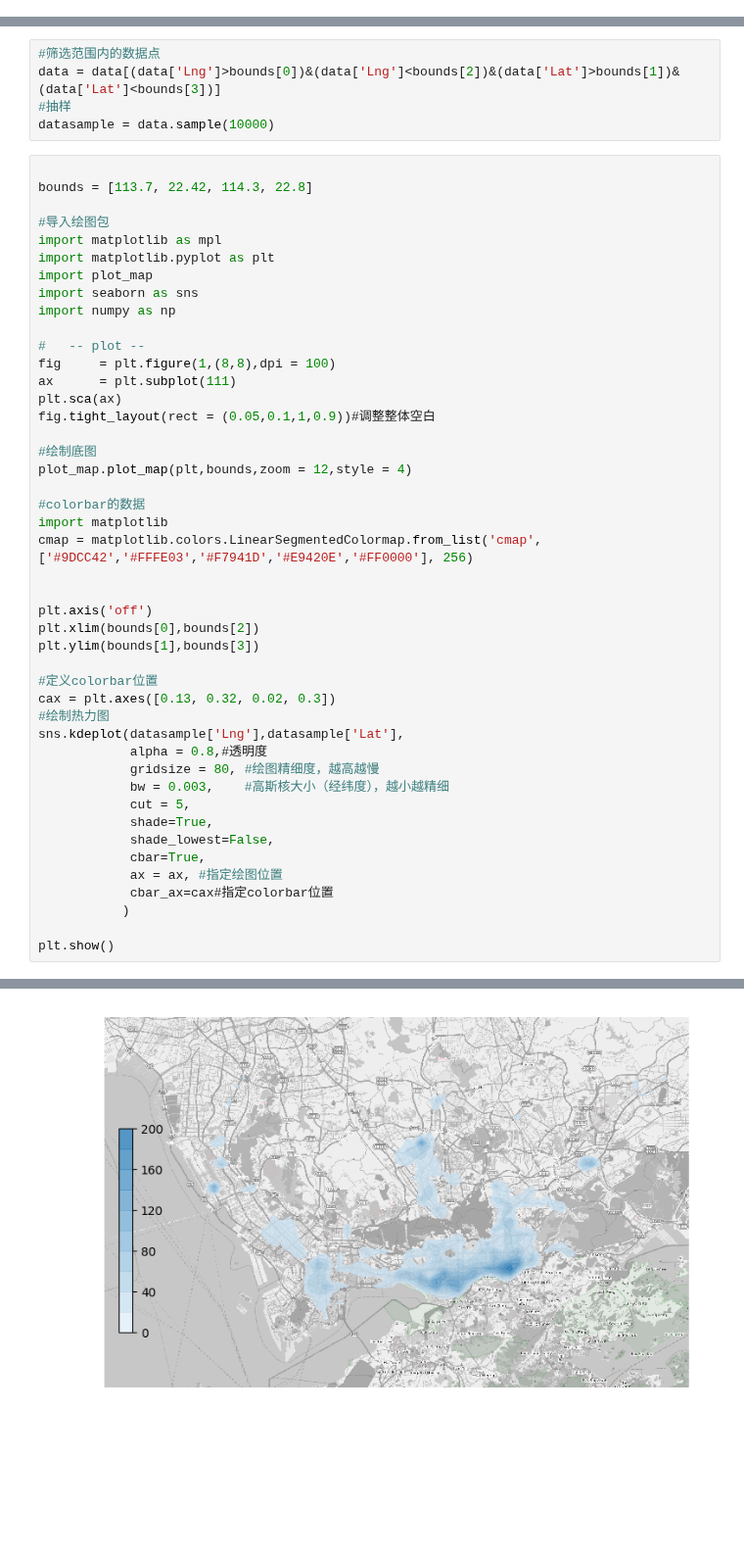
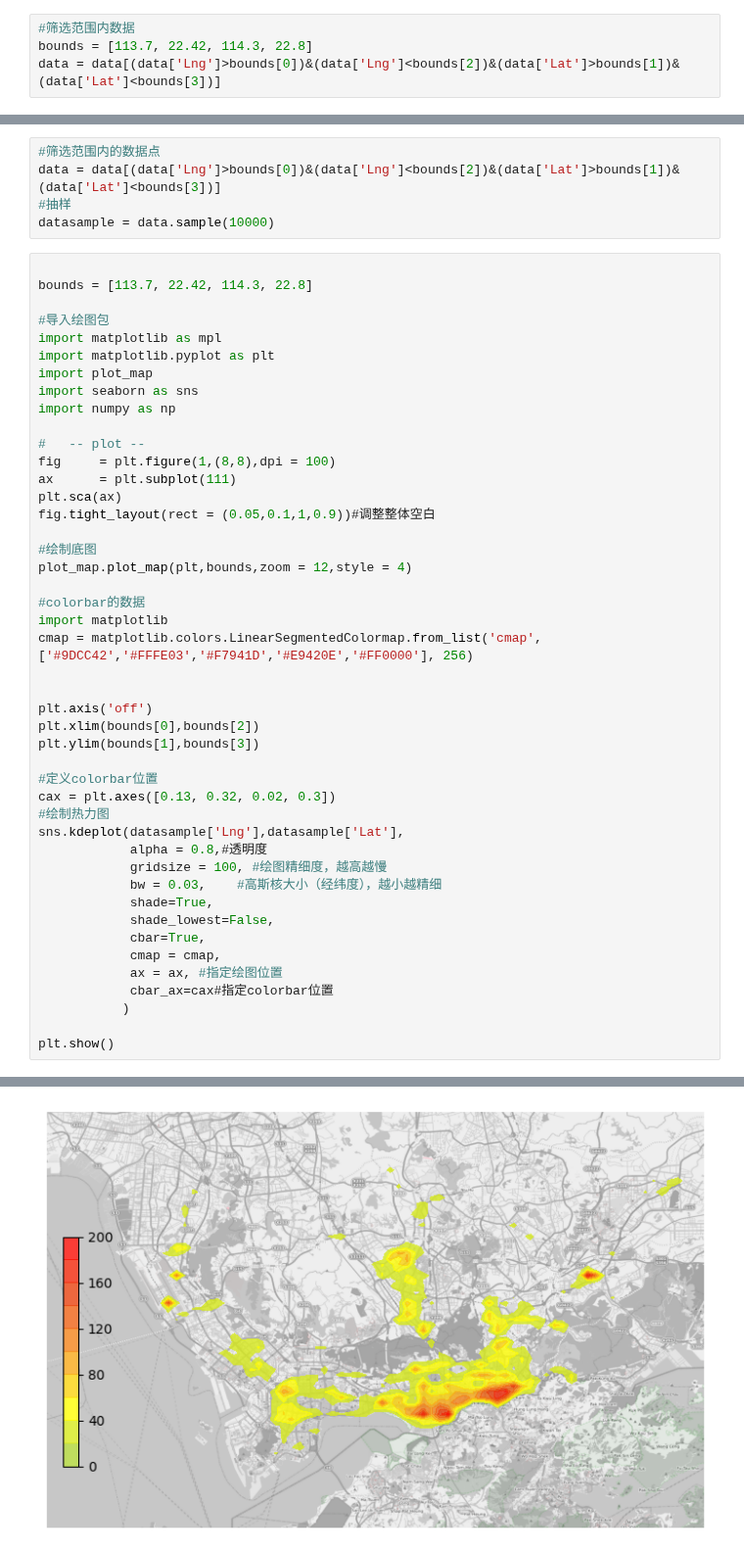
Before and after one commit to ni1o1/pygeo-tutorial, a Jupyter notebook: 5-绘制数据分布的散点图和热力图（contourf）.ipynb, the cells around one changed output, grey strips where cells are left out. Shown at 98% size. Cells and saved outputs as stored; diff of their text form; blank space fills up the shorter version.

```diff
--- a/5-绘制数据分布的散点图和热力图（contourf）.ipynb
+++ b/5-绘制数据分布的散点图和热力图（contourf）.ipynb
@@ -17,6 +17,10 @@ import pandas as pd
 data = pd.read_csv(r'data-sample\TaxiData-Sample',header = None)
 #给数据命名列
 data.columns = ['VehicleNum', 'Stime', 'Lng', 'Lat', 'OpenStatus', 'Speed']
+# %%
+#筛选范围内数据
+bounds = [113.7, 22.42, 114.3, 22.8]
+data = data[(data['Lng']>bounds[0])&(data['Lng']<bounds[2])&(data['Lat']>bounds[1])&(data['Lat']<bounds[3])]
 # %%
 ###############################你需要在下面写代码##################################
 
@@ -263,12 +267,12 @@ cax = plt.axes([0.13, 0.32, 0.02, 0.3])
 #绘制热力图
 sns.kdeplot(datasample['Lng'],datasample['Lat'],
             alpha = 0.8,#透明度
-            gridsize = 80, #绘图精细度，越高越慢
-            bw = 0.003,    #高斯核大小（经纬度），越小越精细
-            cut = 5,
+            gridsize = 100, #绘图精细度，越高越慢
+            bw = 0.03,    #高斯核大小（经纬度），越小越精细
             shade=True,
             shade_lowest=False,
             cbar=True,
+            cmap = cmap,
             ax = ax, #指定绘图位置
             cbar_ax=cax#指定colorbar位置
            )
@@ -278 +289 @@ plt.show()
-[figure, old version]
+[figure, new version]
```
Also changed, not shown: parts of 9 cells of this notebook.
